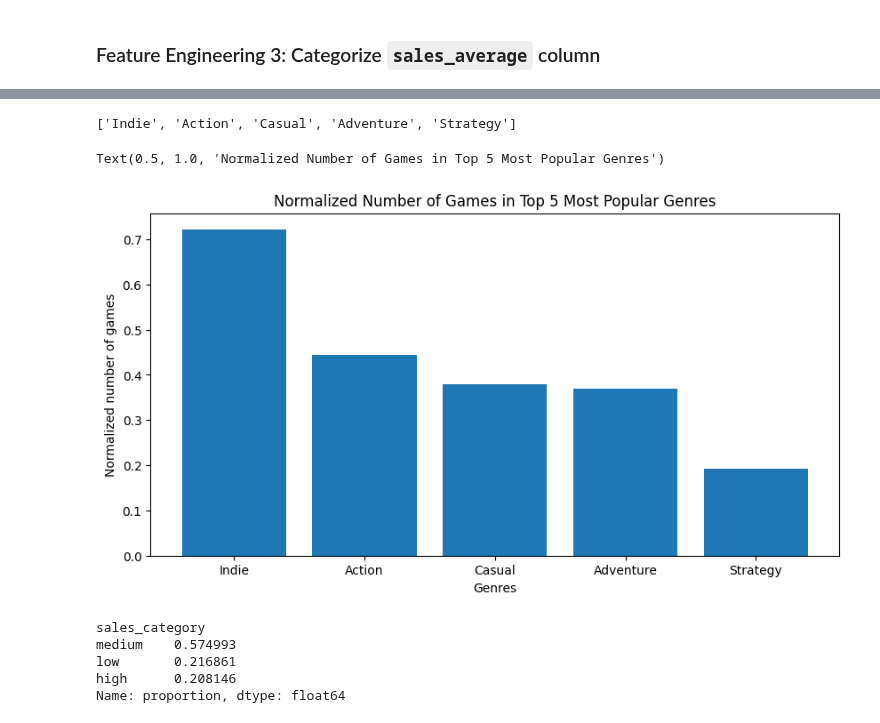
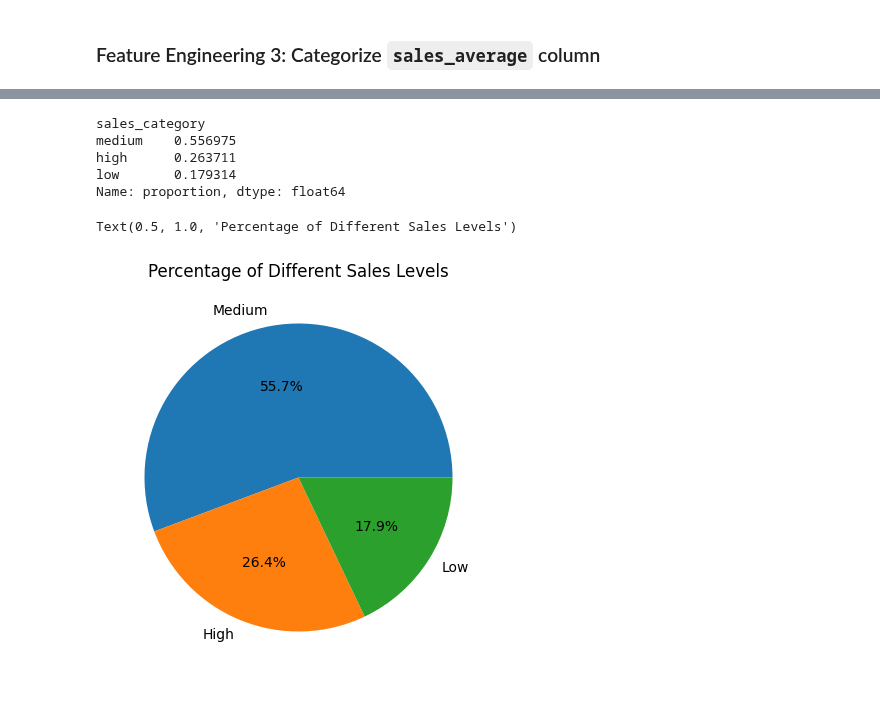
Before and after one commit to SangyunT/steam_game_sales, a Jupyter notebook: index.ipynb, the cells around one changed output, grey strips where cells are left out. Drawn from its saved outputs; the diff is of its cells as text; code cells hidden in the pictures.

Commit message:
sales categories EDA

```diff
--- a/index.ipynb
+++ b/index.ipynb
@@ -369,11 +360,0 @@ Name: count, dtype: int64
-# %%
-# genre counts
-genre_count = {}
-for genre in genre_names:
-    genre_count[genre] = len(games_merged.loc[games_merged[genre] == 1])
-
-# top 5 genres with most number of games
-top_5_genres = [genre[0] for genre in sorted(genre_count.items(), key=lambda x: x[1], reverse=True)[:5]]
-top_5_genres
-# %% [output]
-['Indie', 'Action', 'Casual', 'Adventure', 'Strategy']
@@ -385,17 +361,20 @@ top_5_genre_counts = {item[0]: item[1]/total_counts for item in top_5_genres}
-# %%
-fig, ax = plt.subplots(figsize=(10,5))
-ax.bar(top_5_genre_counts.keys(), top_5_genre_counts.values())
-ax.set_xlabel('Genres')
-ax.set_ylabel('Normalized number of games')
-ax.set_title('Normalized Number of Games in Top 5 Most Popular Genres')
-# %% [output]
-Text(0.5, 1.0, 'Normalized Number of Games in Top 5 Most Popular Genres')
-[figure, removed]
 # %%
-games_merged.loc[games_merged['Indie'] == 1]['sales_category'].value_counts(normalize=True)
+games_merged['sales_category'].value_counts(normalize=True)
 # %% [output]
 sales_category
-medium    0.574993
-low       0.216861
-high      0.208146
+medium    0.556975
+high      0.263711
+low       0.179314
 Name: proportion, dtype: float64
+# %%
+# Visualize proportion of different categories of sales
+sales_labels = ['Medium', 'High', 'Low']
+sales_data = games_merged['sales_category'].value_counts(normalize=True).values
+
+fig, ax = plt.subplots(figsize=(10,5))
+ax.pie(sales_data, labels=sales_labels, autopct='%1.1f%%')
+
+ax.set_title('Percentage of Different Sales Levels')
+# %% [output]
+Text(0.5, 1.0, 'Percentage of Different Sales Levels')
+[figure, added]
```
Also changed, not shown: parts of 9 cells of this notebook.
